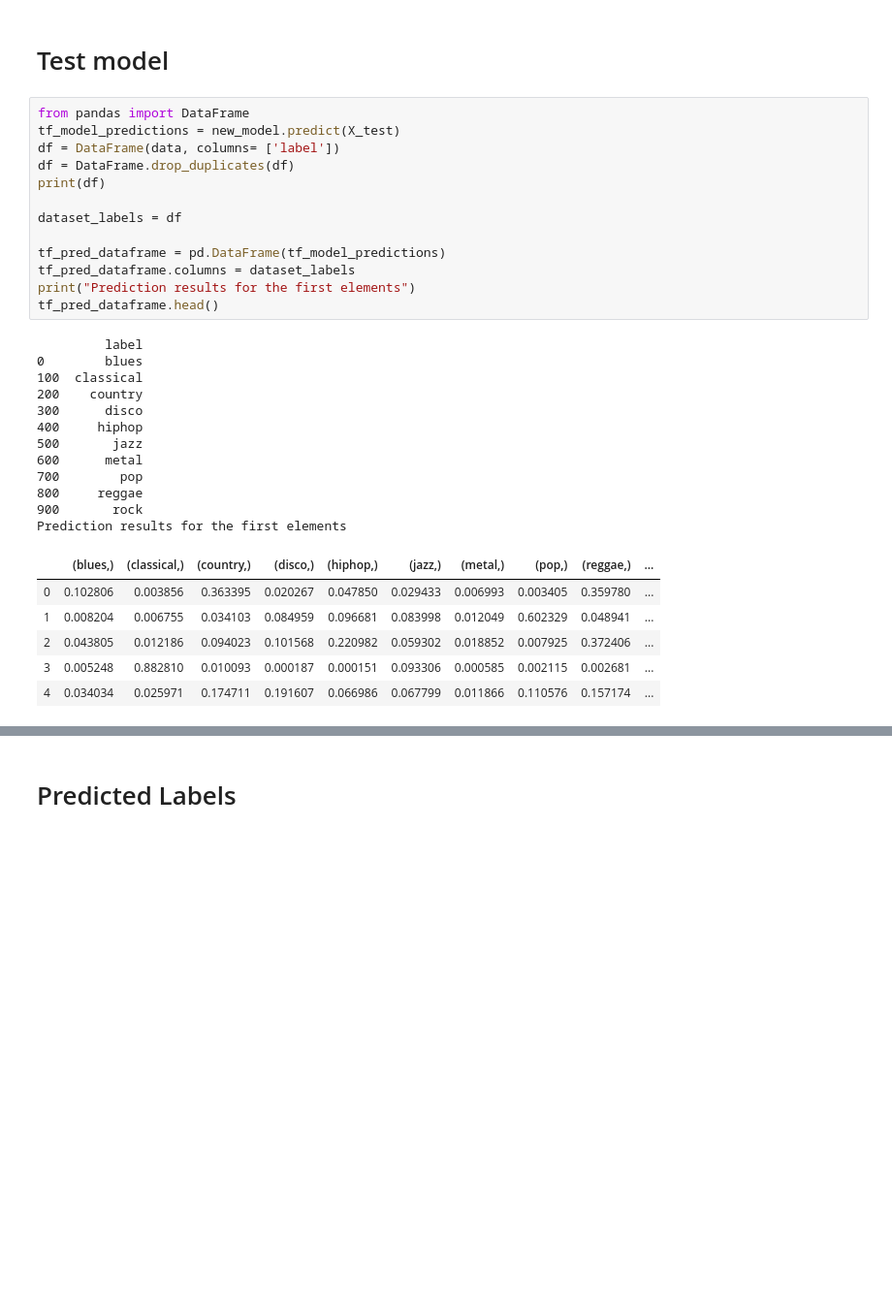
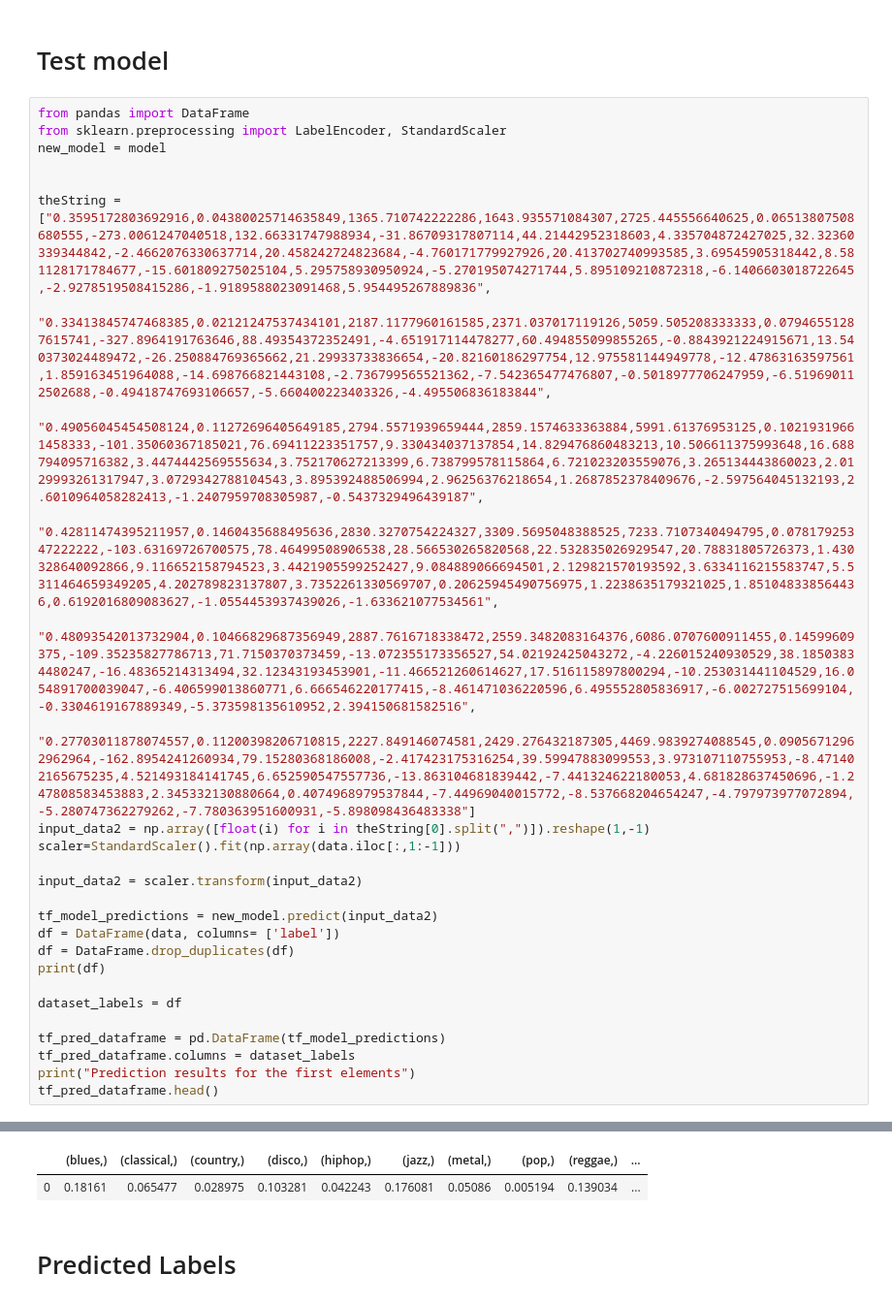
Before and after one commit to rohanbojja/audient, a Jupyter notebook: build.ipynb, the cells around one changed output, grey strips where cells are left out. Shown: that part at 97% size. Drawn from its saved outputs; the diff is of its cells as text; blank space fills up the shorter version.

```diff
--- a/build.ipynb
+++ b/build.ipynb
@@ -190,35 +196,32 @@ new_model = tf.keras.models.load_model(loc,
 custom_objects={'KerasLayer':hub.KerasLayer})
 # %% [markdown]
 # Test model
-# %%
-from pandas import DataFrame
-tf_model_predictions = new_model.predict(X_test)
-df = DataFrame(data, columns= ['label'])
-df = DataFrame.drop_duplicates(df)
-print(df)
-
-dataset_labels = df
-
-tf_pred_dataframe = pd.DataFrame(tf_model_predictions)
-tf_pred_dataframe.columns = dataset_labels
-print("Prediction results for the first elements")
-tf_pred_dataframe.head()
-# %% [output]
-         label
-0        blues
-100  classical
-200    country
-300      disco
-400     hiphop
-500       jazz
-600      metal
-700        pop
-800     reggae
-900       rock
-Prediction results for the first elements
-|  | (blues,) | (classical,) | (country,) | (disco,) | (hiphop,) | (jazz,) | (metal,) | (pop,) | (reggae,) | ... |
-| 0 | 0.102806 | 0.003856 | 0.363395 | 0.020267 | 0.047850 | 0.029433 | 0.006993 | 0.003405 | 0.359780 | ... |
-| 1 | 0.008204 | 0.006755 | 0.034103 | 0.084959 | 0.096681 | 0.083998 | 0.012049 | 0.602329 | 0.048941 | ... |
-| 2 | 0.043805 | 0.012186 | 0.094023 | 0.101568 | 0.220982 | 0.059302 | 0.018852 | 0.007925 | 0.372406 | ... |
-| 3 | 0.005248 | 0.882810 | 0.010093 | 0.000187 | 0.000151 | 0.093306 | 0.000585 | 0.002115 | 0.002681 | ... |
-| 4 | 0.034034 | 0.025971 | 0.174711 | 0.191607 | 0.066986 | 0.067799 | 0.011866 | 0.110576 | 0.157174 | ... |
+# %%
+from pandas import DataFrame
+from sklearn.preprocessing import LabelEncoder, StandardScaler
+new_model = model
+
+
+theString = ["0.3595172803692916,0.04380025714635849,1365.710742222286,1643.935571084307,2725.445556640625,0.06513807508680555,-273.0061247040518,132.66331747988934,-31.86709317807114,44.21442952318603,4.335704872427025,32.32360339344842,-2.4662076330637714,20.458242724823684,-4.760171779927926,20.413702740993585,3.69545905318442,8.581128171784677,-15.601809275025104,5.295758930950924,-5.270195074271744,5.895109210872318,-6.1406603018722645,-2.9278519508415286,-1.9189588023091468,5.954495267889836",
+            "0.33413845747468385,0.02121247537434101,2187.1177960161585,2371.037017119126,5059.505208333333,0.07946551287615741,-327.8964191763646,88.49354372352491,-4.651917114478277,60.494855099855265,-0.8843921224915671,13.540373024489472,-26.250884769365662,21.29933733836654,-20.82160186297754,12.975581144949778,-12.47863163597561,1.859163451964088,-14.698766821443108,-2.736799565521362,-7.542365477476807,-0.5018977706247959,-6.519690112502688,-0.49418747693106657,-5.660400223403326,-4.495506836183844",
+            "0.49056045454508124,0.11272696405649185,2794.5571939659444,2859.1574633363884,5991.61376953125,0.10219319661458333,-101.35060367185021,76.69411223351757,9.330434037137854,14.829476860483213,10.506611375993648,16.688794095716382,3.4474442569555634,3.752170627213399,6.738799578115864,6.721023203559076,3.265134443860023,2.0129993261317947,3.0729342788104543,3.895392488506994,2.96256376218654,1.2687852378409676,-2.597564045132193,2.6010964058282413,-1.2407959708305987,-0.5437329496439187",
+            "0.42811474395211957,0.1460435688495636,2830.3270754224327,3309.5695048388525,7233.7107340494795,0.07817925347222222,-103.63169726700575,78.46499508906538,28.566530265820568,22.532835026929547,20.78831805726373,1.430328640092866,9.116652158794523,3.4421905599252427,9.084889066694501,2.129821570193592,3.6334116215583747,5.5311464659349205,4.202789823137807,3.7352261330569707,0.20625945490756975,1.2238635179321025,1.851048338564436,0.6192016809083627,-1.0554453937439026,-1.633621077534561",
+            "0.48093542013732904,0.10466829687356949,2887.7616718338472,2559.3482083164376,6086.0707600911455,0.14599609375,-109.35235827786713,71.7150370373459,-13.072355173356527,54.02192425043272,-4.226015240930529,38.18503834480247,-16.48365214313494,32.12343193453901,-11.466521260614627,17.516115897800294,-10.253031441104529,16.054891700039047,-6.406599013860771,6.666546220177415,-8.461471036220596,6.495552805836917,-6.002727515699104,-0.3304619167889349,-5.373598135610952,2.394150681582516",
+            "0.27703011878074557,0.11200398206710815,2227.849146074581,2429.276432187305,4469.9839274088545,0.09056712962962964,-162.8954241260934,79.15280368186008,-2.417423175316254,39.59947883099553,3.973107110755953,-8.471402165675235,4.521493184141745,6.652590547557736,-13.863104681839442,-7.441324622180053,4.681828637450696,-1.247808583453883,2.345332130880664,0.4074968979537844,-7.44969040015772,-8.537668204654247,-4.797973977072894,-5.280747362279262,-7.780363951600931,-5.898098436483338"]
+input_data2 = np.array([float(i) for i in theString[0].split(",")]).reshape(1,-1)
+scaler=StandardScaler().fit(np.array(data.iloc[:,1:-1]))
+
+input_data2 = scaler.transform(input_data2)
+
+tf_model_predictions = new_model.predict(input_data2)
+df = DataFrame(data, columns= ['label'])
+df = DataFrame.drop_duplicates(df)
+print(df)
+
+dataset_labels = df
+
+tf_pred_dataframe = pd.DataFrame(tf_model_predictions)
+tf_pred_dataframe.columns = dataset_labels
+print("Prediction results for the first elements")
+tf_pred_dataframe.head()
+# %% [output]
@@ -225,3 +240,5 @@ Prediction results for the first elements
+|  | (blues,) | (classical,) | (country,) | (disco,) | (hiphop,) | (jazz,) | (metal,) | (pop,) | (reggae,) | ... |
+| 0 | 0.18161 | 0.065477 | 0.028975 | 0.103281 | 0.042243 | 0.176081 | 0.05086 | 0.005194 | 0.139034 | ... |
 # %% [markdown]
 # Predicted Labels
 # %%
```
Also changed, not shown: parts of 14 cells of this notebook, 7 other files.
